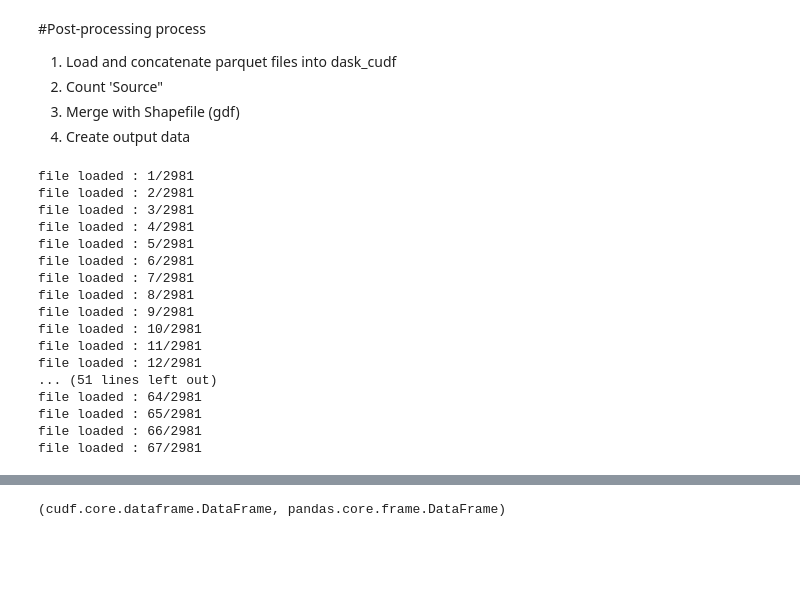
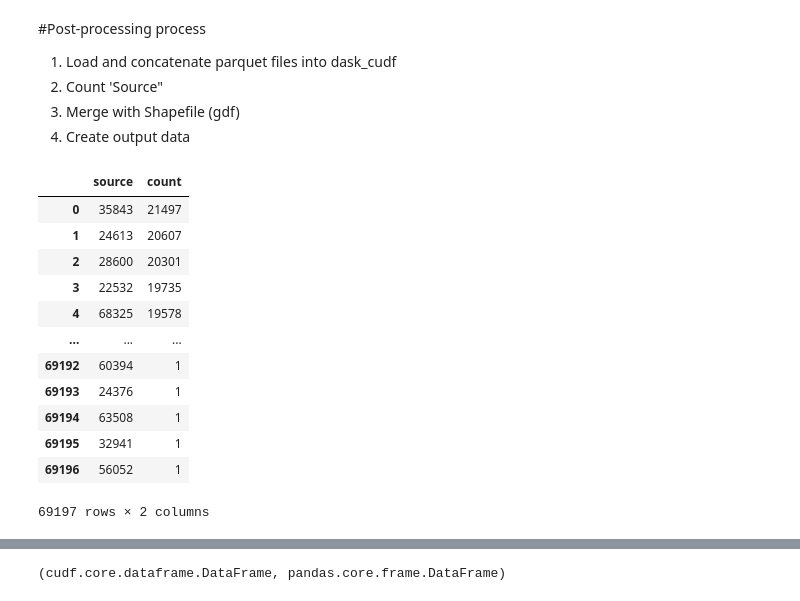
Before and after one commit to 37stu37/FFE, a Jupyter notebook: FFEpostProcessingRAPIDS.ipynb, the cells around one changed output, grey strips where cells are left out. Cells and saved outputs as stored; diff of their text form; code cells hidden in the pictures; blank space fills up the shorter version.

```diff
--- a/FFEpostProcessingRAPIDS.ipynb
+++ b/FFEpostProcessingRAPIDS.ipynb
@@ -104,48 +102,56 @@ def read_and_concatenate_parquets(path=pathParquets):
     print(f"file loaded : {number}/{len(os.listdir(pathParquets))}")
     pqt = dd.read_parquet(file, engine='auto')
     # pqt = pd.read_parquet(file, columns=['source'])#, engine='auto')
-    pqtCudfDask = dask_cudf.from_dask_dataframe(pqt)
-    L.append(pqtCudfDask)
-  df = dask_cudf.concat(L)
+    # pqtCudfDask = dask_cudf.from_dask_dataframe(pqt)
+    L.append(pqt)
+  df = dd.concat(L)
   return df
 
-def countSourceAndMerge(df,nameShapefile):
-  burnCount = df.Source.value_counts()
-  df = pd.DataFrame({'source': burnCount.index, 'count': burnCount.values})
-  #dask gdf from gdf
-  gdf = gpd.read_file(pathShapefile / nameShapefile)
-  cudf_gdf = cudf.DataFrame.from_pandas(gdf)
-  ## need rename column for merge !!!!
-  cudf_gdf.rename(columns={'FID': 'source'}, inplace=True)
-  dask_gdf = dask_cudf.from_cudf(cudf_gdf)
-  dask_gdf = dask_gdf[['source', 'geometry']]
+def count_fid_occurences(df):
+  count = df['source'].value_counts().compute()
+  count_df = pd.DataFrame({'source': count.index, 'count': count.values})
+  count_df.to_parquet(str(pathShapefile) + '/' + f'CountBurn-{str(date.today())}).parquet', engine='auto', compression="GZIP")# could be datetime.now
+  return count_df
 
+def Merge(countDf,nameShapefile):
+  # Shapefile
+  gdfShape = gpd.read_file(pathShapefile / nameShapefile)
+  gdfShape.insert(0, 'FID', range(0, len(gdf)))
+  gdfShape.rename(columns={'FID': 'source'}, inplace=True)
+  gdfShape = gdfShape[['source', 'geometry']]
+  # gdf = pd.DataFrame(gdfShape)
+  # cudf_gdf = cudf.DataFrame.from_pandas(gdf)
+  # cudf_gdf.rename(columns={'FID': 'source'}, inplace=True)
+  # cudf_gdf = cudf_gdf[['source', 'geometry']]
+  # countDf as cudf
+  # cudf_countDf = cudf.DataFrame.from_pandas(countDf)
   # merge
-  merged = df.merge(dask_gdf, on=['source'], how='left').compute()
-
+  merged = countDf.merge(gdfShape, on=['source'], how='left')
   return merged
 
 def createShapefile(df):
+  # df = df.to_pandas()
   gdf = gpd.GeoDataFrame(df, geometry='geometry')
+  gdf.plot(column='count', cmap='hsv', legend=True)
   gdf.to_file(os.path.join(str(pathShapefile) + "/" + "Burn3000scenarioWellington.shp"))
+  return gdf
 # %%
 %%time
 concatDf = read_and_concatenate_parquets()
+countConcatDf = count_fid_occurences(concatDf)
-# %% [output]
-file loaded : 1/2981
-file loaded : 2/2981
-file loaded : 3/2981
-file loaded : 4/2981
-file loaded : 5/2981
-file loaded : 6/2981
-file loaded : 7/2981
-file loaded : 8/2981
-file loaded : 9/2981
-file loaded : 10/2981
-file loaded : 11/2981
-file loaded : 12/2981
-... (51 lines left out)
-file loaded : 64/2981
-file loaded : 65/2981
-file loaded : 66/2981
-file loaded : 67/2981
+# %%
+countConcatDf
+# %% [output]
+|  | source | count |
+| 0 | 35843 | 21497 |
+| 1 | 24613 | 20607 |
+| 2 | 28600 | 20301 |
+| 3 | 22532 | 19735 |
+| 4 | 68325 | 19578 |
+| ... | ... | ... |
+| 69192 | 60394 | 1 |
+| 69193 | 24376 | 1 |
+| 69194 | 63508 | 1 |
+| 69195 | 32941 | 1 |
+| 69196 | 56052 | 1 |
+69197 rows × 2 columns
```
Also changed, not shown: parts of 10 cells of this notebook.
